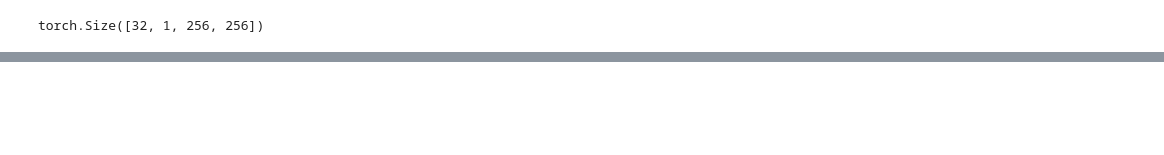
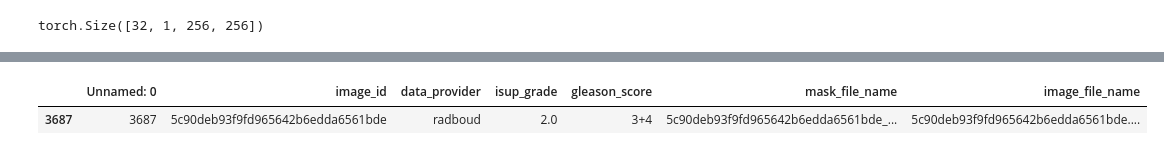
Before and after one commit to bharaniabhishek123/cs231n_project, a Jupyter notebook: notebooks/U-Net.ipynb, the cells around one changed output, grey strips where cells are left out. Saved outputs shown, nothing was run; the diff lists cells and outputs as text; code cells hidden in the pictures; blank space fills up the shorter version.

```diff
--- a/notebooks/U-Net.ipynb
+++ b/notebooks/U-Net.ipynb
@@ -669,0 +760,6 @@ plot_test_results(t_images, t_preds, t_masks, t_isup_grade,0)
+# %%
+train_df = pd.read_csv(csv_file_path)
+train_df[train_df['image_id']=='5c90deb93f9fd965642b6edda6561bde']
+# %% [output]
+|  | Unnamed: 0 | image_id | data_provider | isup_grade | gleason_score | mask_file_name | image_file_name |
+| 3687 | 3687 | 5c90deb93f9fd965642b6edda6561bde | radboud | 2.0 | 3+4 | 5c90deb93f9fd965642b6edda6561bde_... | 5c90deb93f9fd965642b6edda6561bde.... |
```
Also changed, not shown: parts of 15 cells of this notebook, 6 other files.
